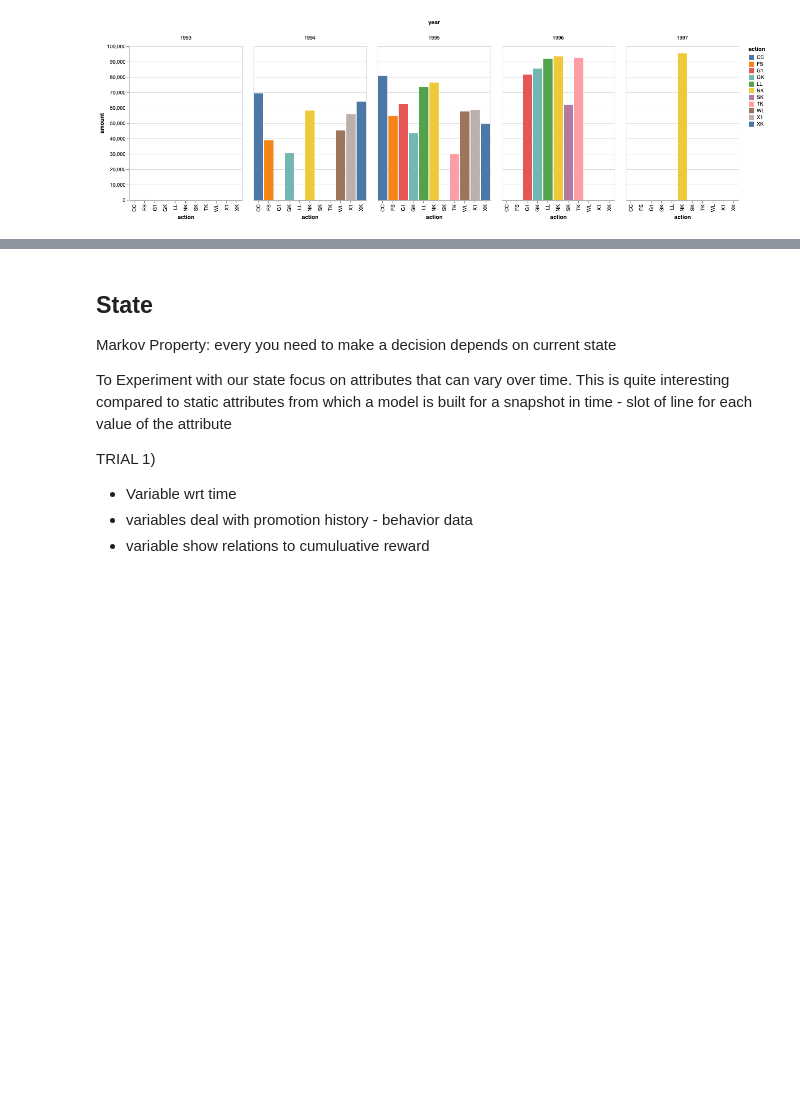
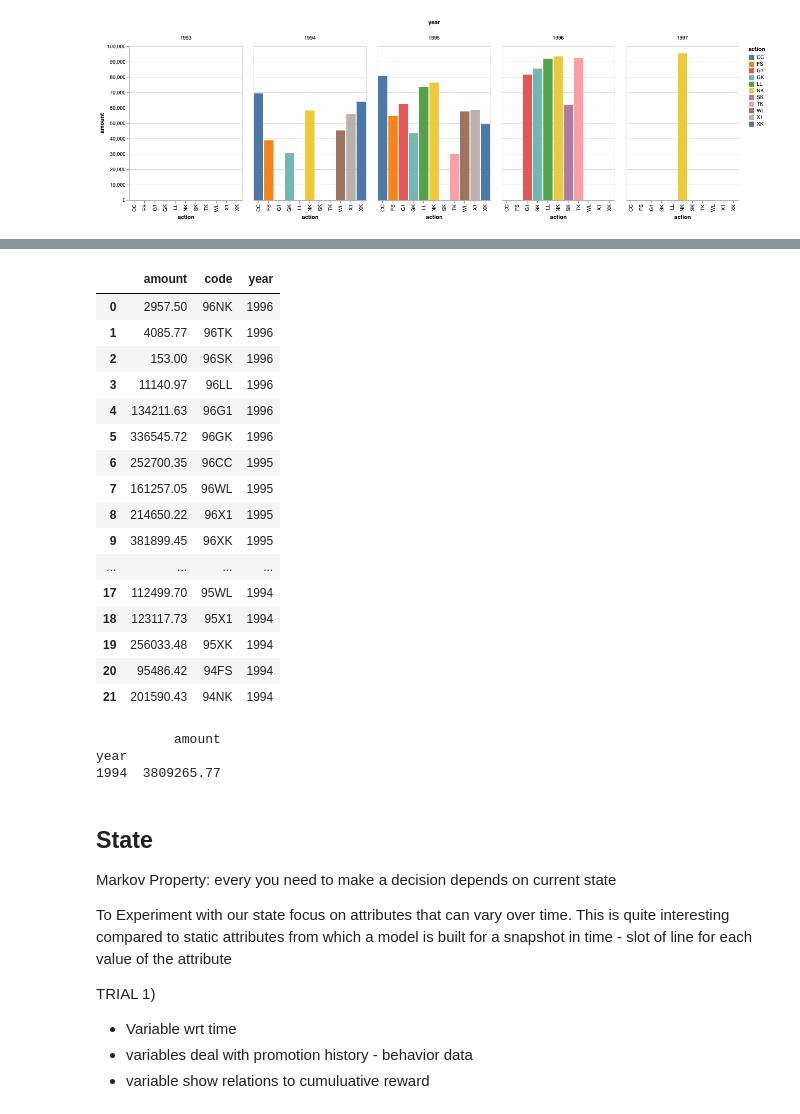
Before and after one commit to chalendony/rlearn_exploration, a Jupyter notebook: notebook/Data_Exploration.ipynb, the cells around one changed output, grey strips where cells are left out. Drawn from its saved outputs; the diff is of its cells as text; code cells hidden in the pictures; blank space fills up the shorter version.

Commit message:
rewards

```diff
--- a/notebook/Data_Exploration.ipynb
+++ b/notebook/Data_Exploration.ipynb
@@ -328,0 +352,3 @@ RAMNT_3
+# %%
+receivable = [s for s in [*df.columns] if "RAMNT_" in s]
+receivable
@@ -329,3 +397,46 @@ RAMNT_3
+# %%
+lst = []
+# {2: '97NK', 3: '96NK', 4: '96TK', 5: '96SK', 6: '96LL', 7: '96G1', 8: '96GK', 9: '96CC', 10: '96WL', 11: '96X1', 12: '96XK', 13: '95FS', 14: '95NK', 15: '95TK', 16: '95LL', 17: '95G1', 18: '95GK', 19: '95CC', 20: '95WL', 21: '95X1', 22: '95XK', 23: '94FS', 24: '94NK'}
+for m in receivable: # RAMNT_24
+    amount = df[m].sum()
+    postfix = m.split('_')[1]
+    # use postfix to get the year
+    tcode = promotions[int(postfix)]
+    code = promo[promo.code == tcode][['year','code']].iloc[0].code
+    year = promo[promo.code == tcode][['year','code']].iloc[0].year
+    entry = {}
+    entry['code'] = code
+    entry['amount'] = amount
+    entry['year'] = year
+    lst.append(entry)
+rewards = pd.DataFrame(lst)
+# %%
+rewards
+# %% [output]
+|  | amount | code | year |
+| 0 | 2957.50 | 96NK | 1996 |
+| 1 | 4085.77 | 96TK | 1996 |
+| 2 | 153.00 | 96SK | 1996 |
+| 3 | 11140.97 | 96LL | 1996 |
+| 4 | 134211.63 | 96G1 | 1996 |
+| 5 | 336545.72 | 96GK | 1996 |
+| 6 | 252700.35 | 96CC | 1995 |
+| 7 | 161257.05 | 96WL | 1995 |
+| 8 | 214650.22 | 96X1 | 1995 |
+| 9 | 381899.45 | 96XK | 1995 |
+| ... | ... | ... | ... |
+| 17 | 112499.70 | 95WL | 1994 |
+| 18 | 123117.73 | 95X1 | 1994 |
+| 19 | 256033.48 | 95XK | 1994 |
+| 20 | 95486.42 | 94FS | 1994 |
+| 21 | 201590.43 | 94NK | 1994 |
+# %%
+rewards_year = rewards.groupby('year').sum()
+print(rewards_year)
+# %% [output]
+          amount
+year
+1994  3809265.77
 # %% [markdown]
 ## State
 Markov Property: every you need to make a decision depends on current state
```
Also changed, not shown: parts of 17 cells of this notebook.
